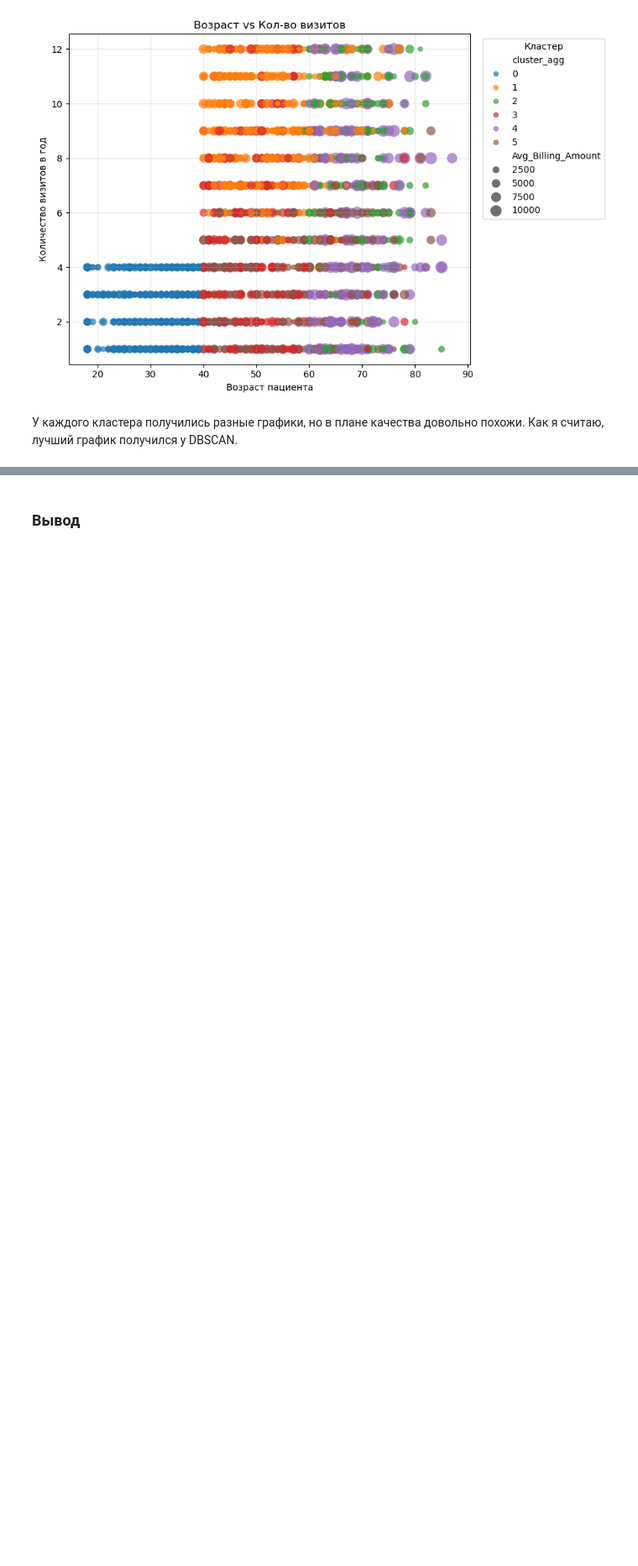
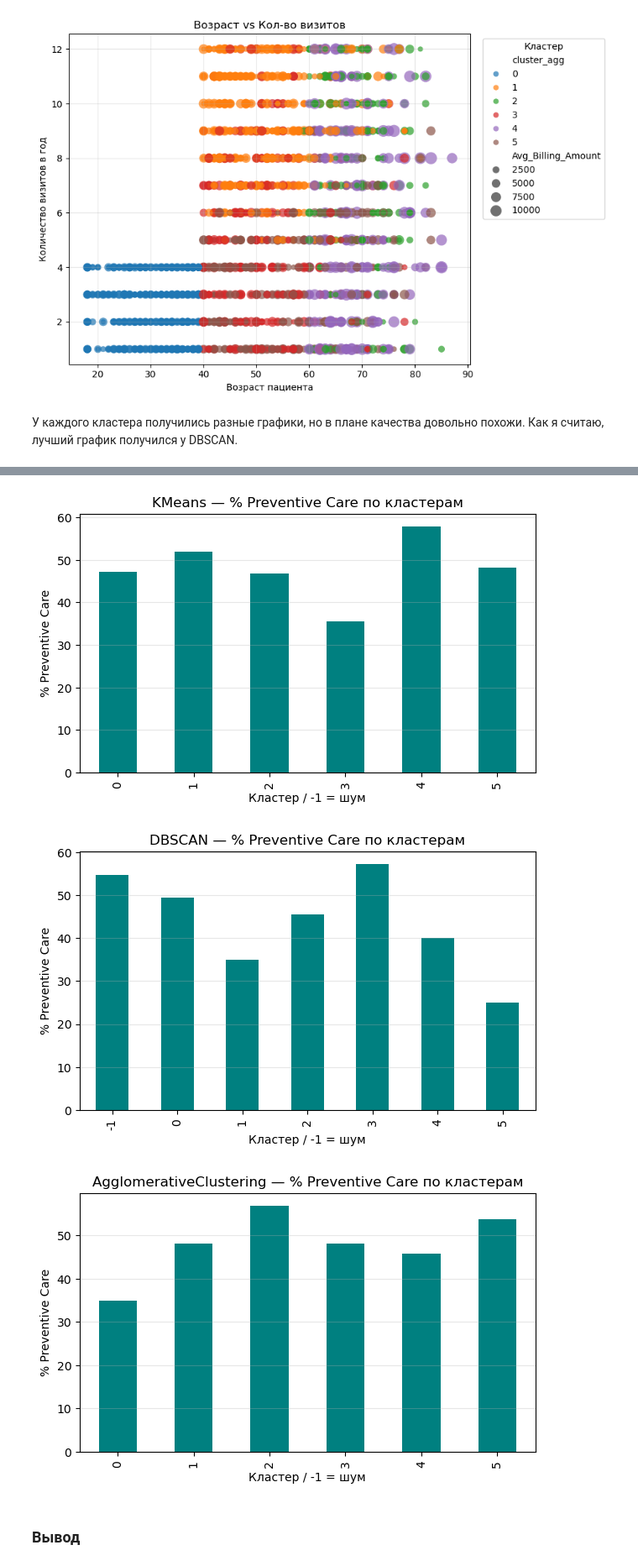
Before and after one commit to Burnt-Strudel/ComandWork1, a Jupyter notebook: command_work_clustering.ipynb, the cells around one changed output, grey strips where cells are left out. Shown at 84% size. Drawn from its saved outputs; the diff is of its cells as text; code cells hidden in the pictures; blank space fills up the shorter version.

Commit message:
добавление описания кластеров

```diff
--- a/command_work_clustering.ipynb
+++ b/command_work_clustering.ipynb
@@ -184,3 +265,22 @@ plt.show()
+# %%
+for method, col in [
+    ("KMeans",        'cluster_kmeans'),
+    ("DBSCAN",        'cluster_dbscan'),
+    ("AgglomerativeClustering", 'cluster_agg')
+]:
+    if col in df.columns:
+        prev = df.groupby(col)['Preventive_Care_Flag'].mean() * 100
+        plt.figure(figsize=(7,4))
+        prev.plot(kind='bar', color='teal')
+        plt.title(f"{method} — % Preventive Care по кластерам") # какая доля пациентов в каждом кластере участвует в профилактических мероприятиях
+        plt.ylabel("% Preventive Care")
+        plt.xlabel("Кластер / -1 = шум")
+        plt.grid(axis='y', alpha=0.3)
+        plt.show()
+# %% [output]
+[figure, added]
+[figure, added]
+[figure, added]
 # %% [markdown]
 ### Вывод
 # %% [markdown]
```
Also changed, not shown: parts of 9 cells of this notebook.
